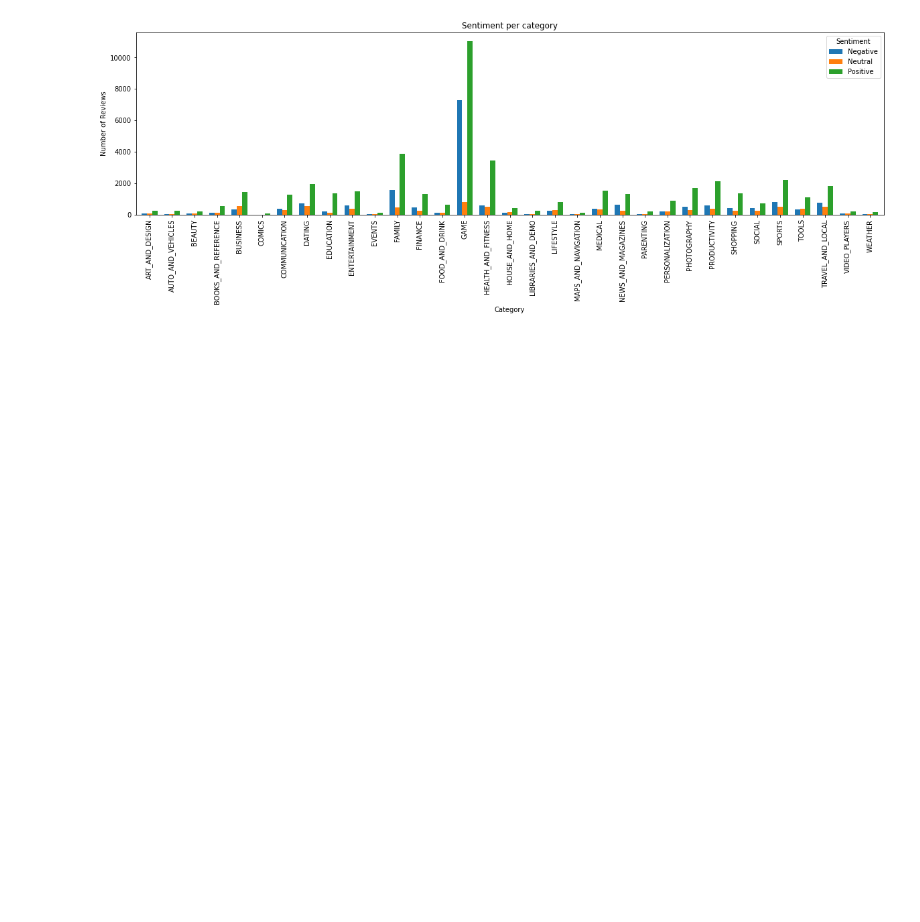
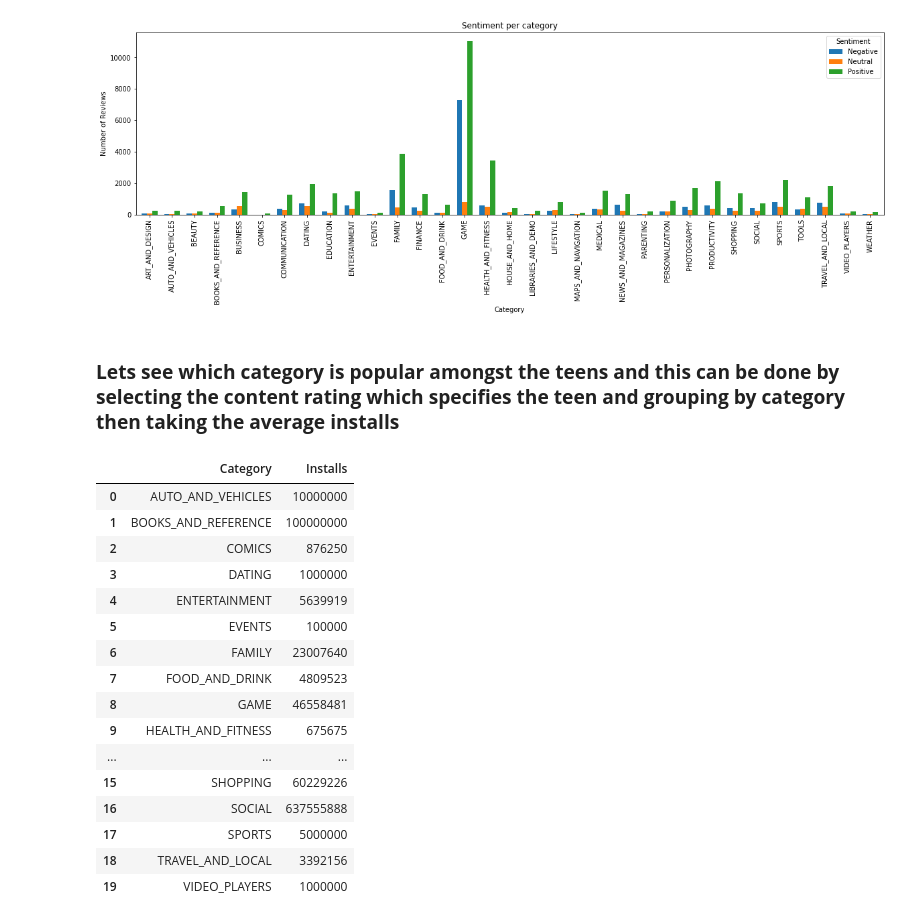
Before and after one commit to Preetirai-tech/Play-Store-App-Review-Analysis, a Jupyter notebook: Play_Store_App_Review_Analysis_Capstone_Project.ipynb, the cells around one changed output. Drawn from its saved outputs; the diff is of its cells as text; code cells hidden in the pictures; blank space fills up the shorter version.

```diff
--- a/Play_Store_App_Review_Analysis_Capstone_Project.ipynb
+++ b/Play_Store_App_Review_Analysis_Capstone_Project.ipynb
@@ -624,3 +624,26 @@ plt.ylabel('Number of Reviews')
 plt.show()
 # %% [output]
 [figure]
+# %% [markdown]
+### **Lets see which category is popular amongst the teens and this can be done by selecting the content rating which specifies the teen and grouping by category then taking the average installs**
+# %%
+teen_df = combined_df[combined_df['Content Rating']=='Teen'].groupby('Category').agg({'Installs':'mean'}).astype(int).reset_index()
+teen_df
+# %% [output]
+|  | Category | Installs |
+| 0 | AUTO_AND_VEHICLES | 10000000 |
+| 1 | BOOKS_AND_REFERENCE | 100000000 |
+| 2 | COMICS | 876250 |
+| 3 | DATING | 1000000 |
+| 4 | ENTERTAINMENT | 5639919 |
+| 5 | EVENTS | 100000 |
+| 6 | FAMILY | 23007640 |
+| 7 | FOOD_AND_DRINK | 4809523 |
+| 8 | GAME | 46558481 |
+| 9 | HEALTH_AND_FITNESS | 675675 |
+| ... | ... | ... |
+| 15 | SHOPPING | 60229226 |
+| 16 | SOCIAL | 637555888 |
+| 17 | SPORTS | 5000000 |
+| 18 | TRAVEL_AND_LOCAL | 3392156 |
+| 19 | VIDEO_PLAYERS | 1000000 |
```
